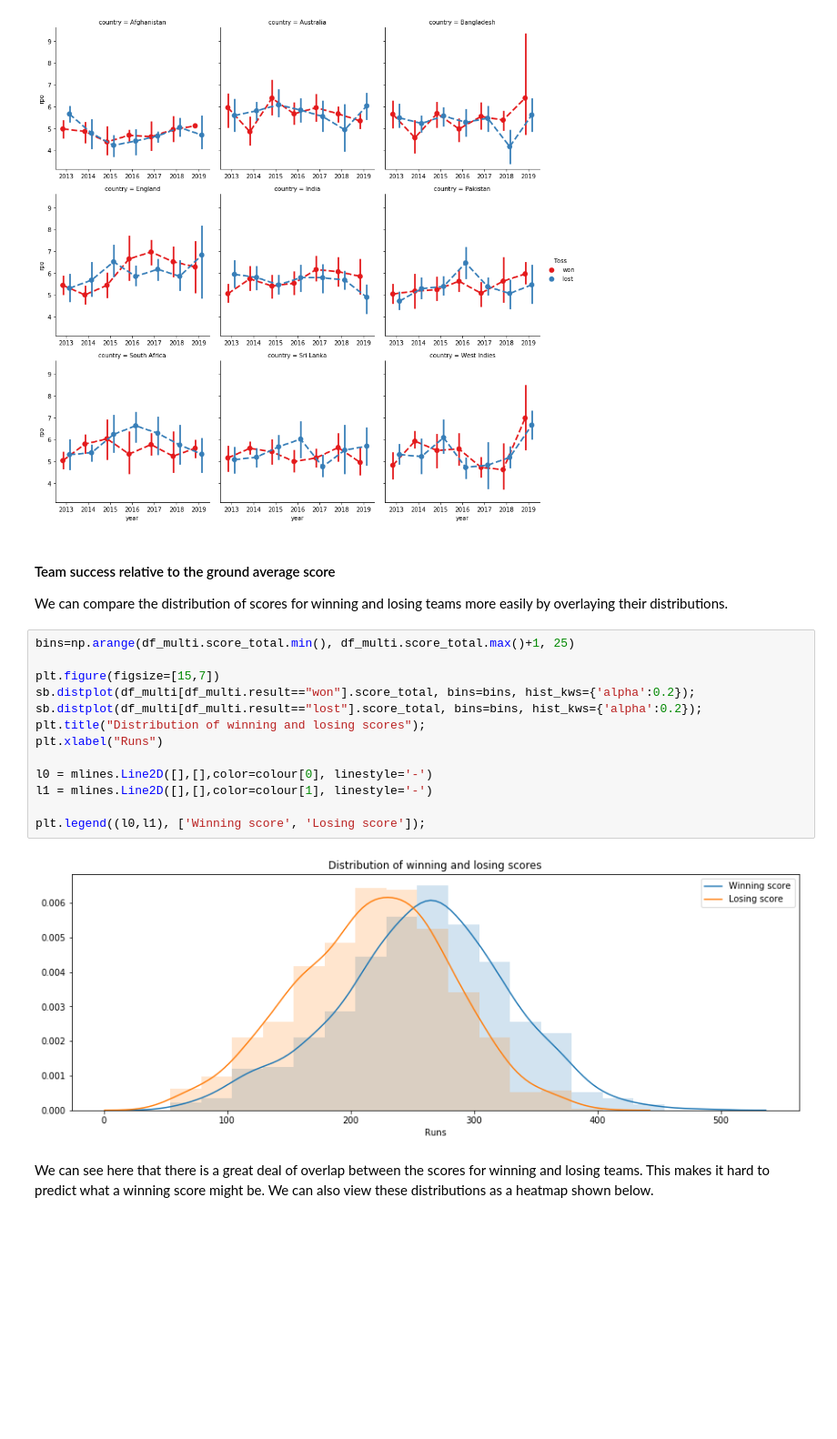
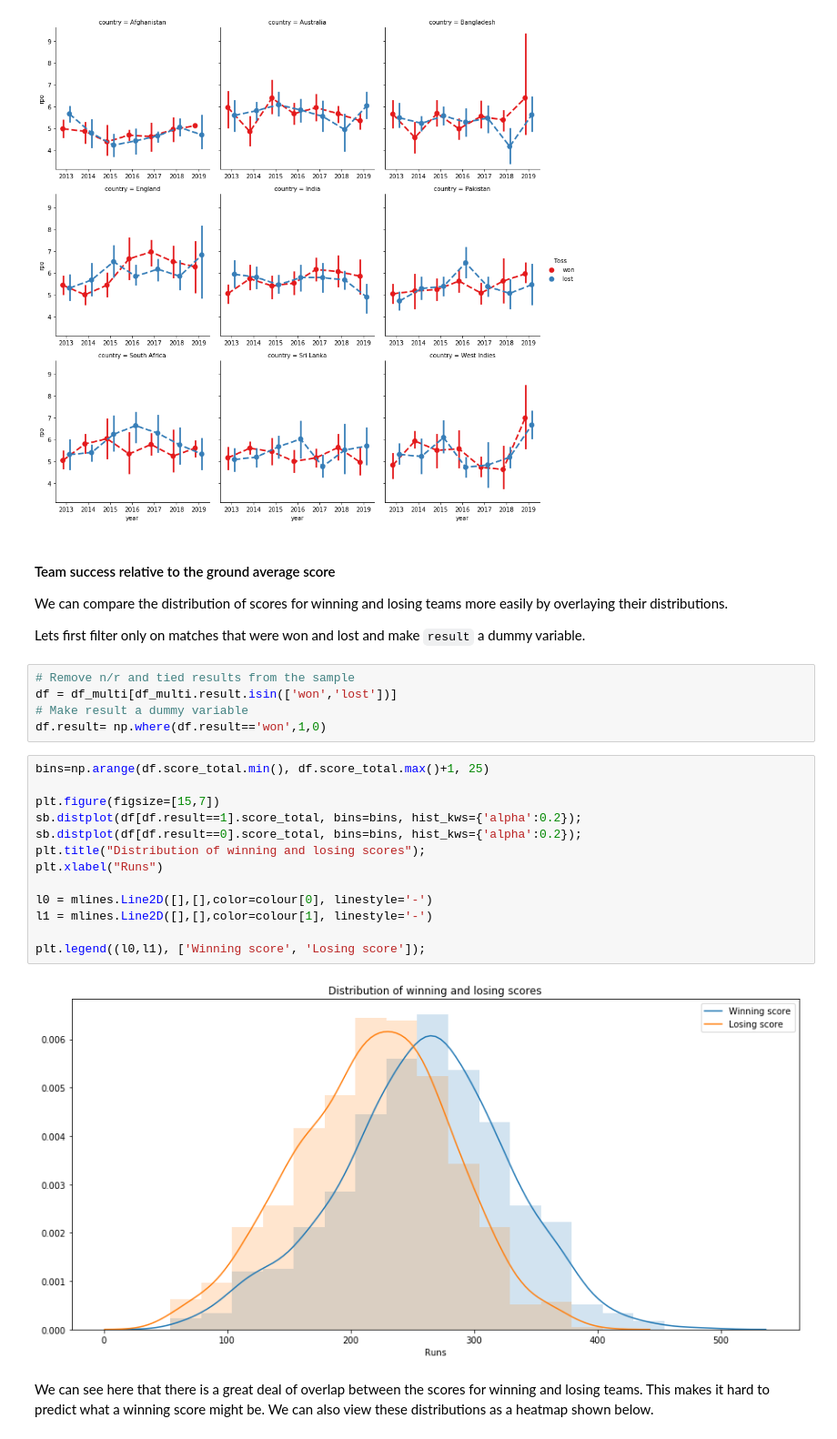
Before and after one commit to matt-fielding8/ODI_Cricket, a Jupyter notebook: notebooks/ODI_Cricket_Explore.ipynb, the cells around one changed output. Shown: that part at 91% size. Cells and saved outputs as stored; diff of their text form; blank space fills up the shorter version.

```diff
--- a/notebooks/ODI_Cricket_Explore.ipynb
+++ b/notebooks/ODI_Cricket_Explore.ipynb
@@ -1251,21 +1251,28 @@ g.add_legend(title="Toss")
 # %% [markdown]
 #### Team success relative to the ground average score
 We can compare the distribution of scores for winning and losing teams more easily by overlaying their distributions.
+
+Lets first filter only on matches that were won and lost and make `result` a dummy variable.
+# %%
+# Remove n/r and tied results from the sample
+df = df_multi[df_multi.result.isin(['won','lost'])]
+# Make result a dummy variable
+df.result= np.where(df.result=='won',1,0)
 # %%
-bins=np.arange(df_multi.score_total.min(), df_multi.score_total.max()+1, 25)
+bins=np.arange(df.score_total.min(), df.score_total.max()+1, 25)
 
 plt.figure(figsize=[15,7])
-sb.distplot(df_multi[df_multi.result=="won"].score_total, bins=bins, hist_kws={'alpha':0.2});
-sb.distplot(df_multi[df_multi.result=="lost"].score_total, bins=bins, hist_kws={'alpha':0.2});
+sb.distplot(df[df.result==1].score_total, bins=bins, hist_kws={'alpha':0.2});
+sb.distplot(df[df.result==0].score_total, bins=bins, hist_kws={'alpha':0.2});
 plt.title("Distribution of winning and losing scores");
 plt.xlabel("Runs")
 
 l0 = mlines.Line2D([],[],color=colour[0], linestyle='-')
 l1 = mlines.Line2D([],[],color=colour[1], linestyle='-')
 
 plt.legend((l0,l1), ['Winning score', 'Losing score']);
 # %% [output]
-[figure, old version]
+[figure, new version]
 # %% [markdown]
 We can see here that there is a great deal of overlap between the scores for winning and losing teams. This makes it hard to predict what a winning score might be. We can also view these distributions as a heatmap shown below.
 # %%
```
Also changed, not shown: parts of 6 cells of this notebook, 7 other files.
